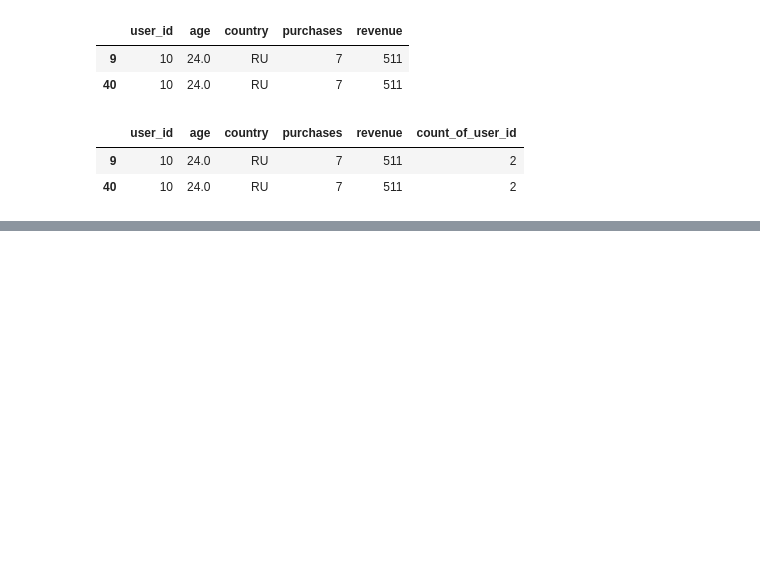
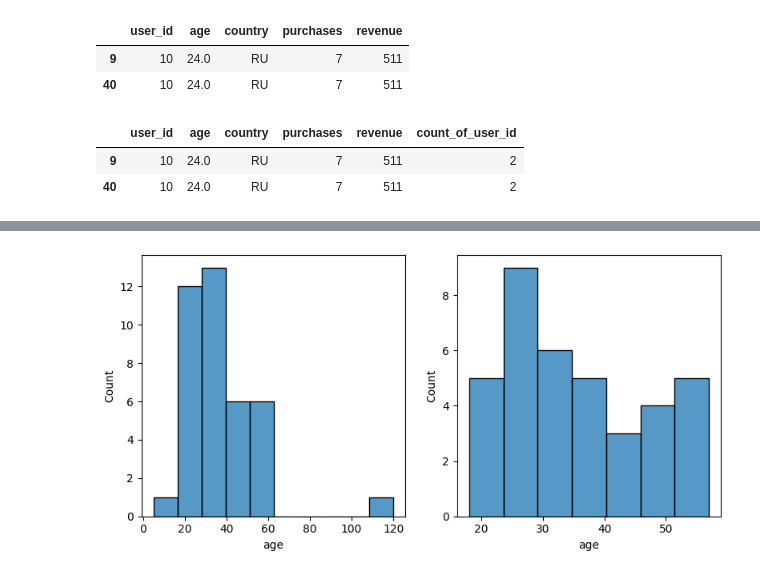
Before and after one commit to cobra-bubbles/AI_course, a Jupyter notebook: homeworks/HW02/HW02.ipynb, the cells around one changed output, grey strips where cells are left out. Cells and saved outputs as stored; diff of their text form; code cells hidden in the pictures; blank space fills up the shorter version.

Commit message:
Сделанная вторая домашка с figures

```diff
--- a/homeworks/HW02/HW02.ipynb
+++ b/homeworks/HW02/HW02.ipynb
@@ -211,0 +204,7 @@ data.groupby("country")["revenue"].agg( count='count', median_revenue='median')
+# %%
+age_up_limit = data["age"].quantile(0.99)
+age_down_limit = data["age"].quantile(0.01)
+reasonable_age = data[(data["age"] > age_down_limit) & (data["age"] < age_up_limit)].copy()
+cuted_age = pd.cut(reasonable_age["age"], bins=5, precision=0, include_lowest=True)
+reasonable_age["age_board"] = cuted_age
+reasonable_age.groupby("age_board").agg(count=("age", 'count'))
@@ -211,0 +225,15 @@ data.groupby("country")["revenue"].agg( count='count', median_revenue='median')
+# %%
+data_without_na = data[~data["age"].isna()].copy()
+
+fig, (ax1, ax2) = plt.subplots(
+    nrows=1, ncols=2,
+    figsize=(8, 4)
+)
+
+sns.histplot(data_without_na["age"], ax=ax1)
+sns.histplot(reasonable_age["age"], ax=ax2)
+
+plt.tight_layout()
+fig.savefig('figures/age_displot.png')
+# %% [output]
+[figure, added]
```
Also changed, not shown: parts of 22 cells of this notebook, 4 other files.
